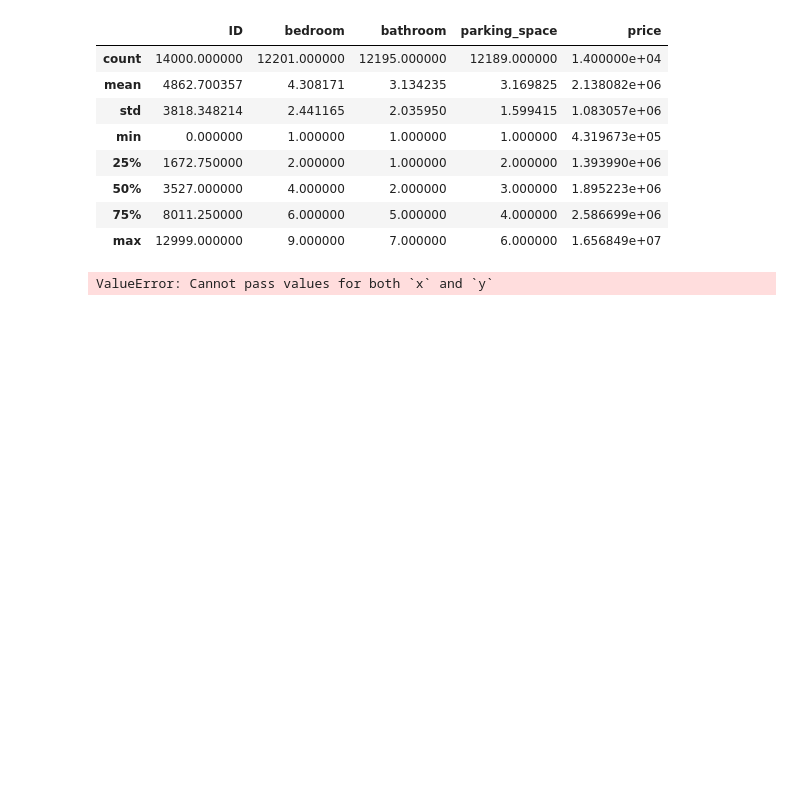
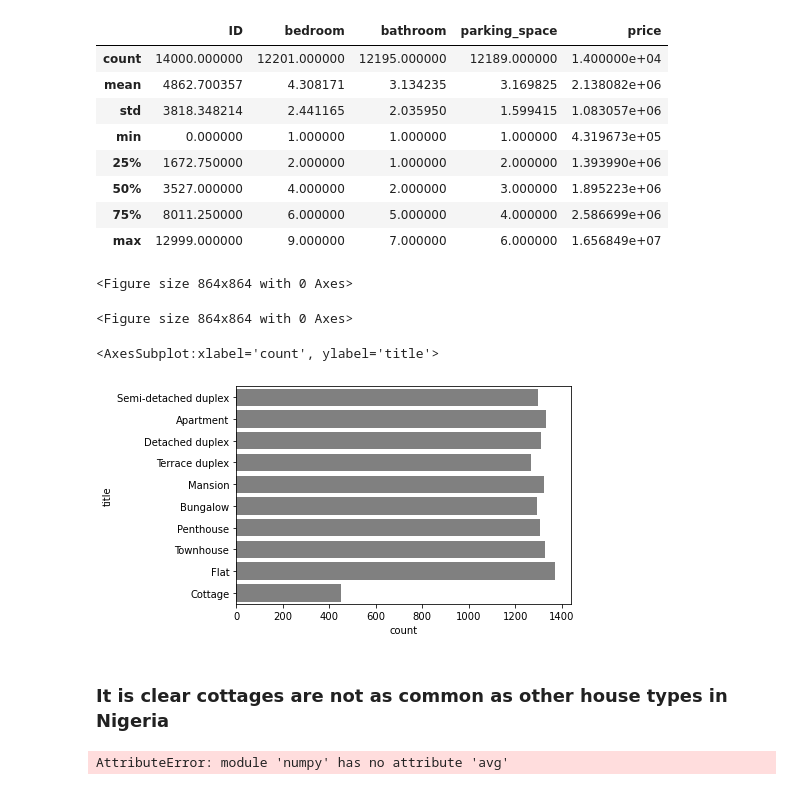
Before and after one commit to Tito-A/DSNBootcampChallenge, a Jupyter notebook: DSN_MLTask.ipynb, the cells around one changed output. Saved outputs shown, nothing was run; the diff lists cells and outputs as text; code cells hidden in the pictures; blank space fills up the shorter version.

```diff
--- a/DSN_MLTask.ipynb
+++ b/DSN_MLTask.ipynb
@@ -150,7 +230,21 @@ train_df.describe()
 | 50% | 3527.000000 | 4.000000 | 2.000000 | 3.000000 | 1.895223e+06 |
 | 75% | 8011.250000 | 6.000000 | 5.000000 | 4.000000 | 2.586699e+06 |
 | max | 12999.000000 | 9.000000 | 7.000000 | 6.000000 | 1.656849e+07 |
-# %%
-sns.countplot(y= 'bedroom', x='title', data= train_df)
-# %% [output]
-ValueError: Cannot pass values for both `x` and `y`
+# %%
+plt.figure(figsize=[12,12])
+# %% [output]
+<Figure size 864x864 with 0 Axes>
+<Figure size 864x864 with 0 Axes>
+# %%
+sns.countplot(data= train_df, y='title', color= 'gray', )
+
+##anotate bars if there's time
+# %% [output]
+<AxesSubplot:xlabel='count', ylabel='title'>
+[figure, added]
+# %% [markdown]
+### It is clear cottages are not as common as other house types in Nigeria
+# %%
+sns.countplot(data= train_df, y='title', x=np.avg('price') )
+# %% [output]
+AttributeError: module 'numpy' has no attribute 'avg'
```
Also changed, not shown: parts of 55 cells of this notebook, 3 other files.
